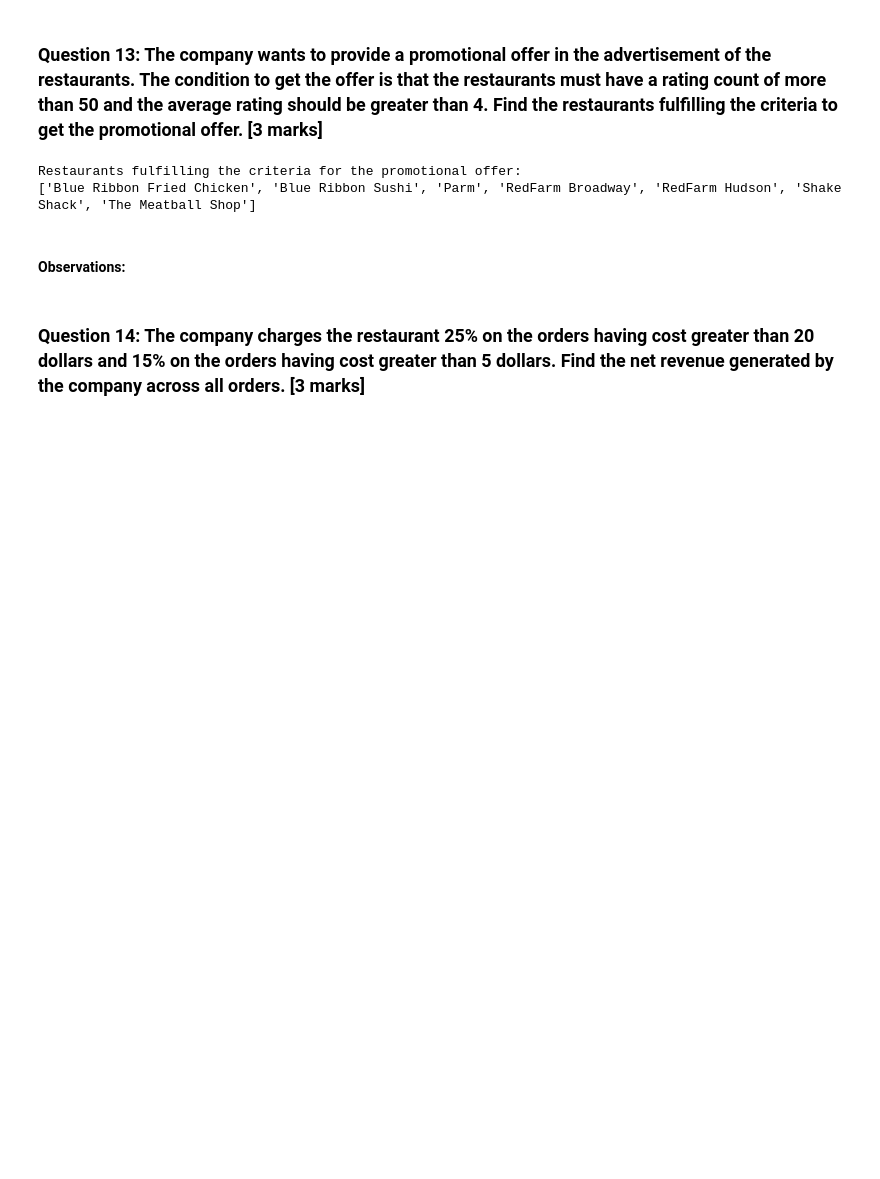
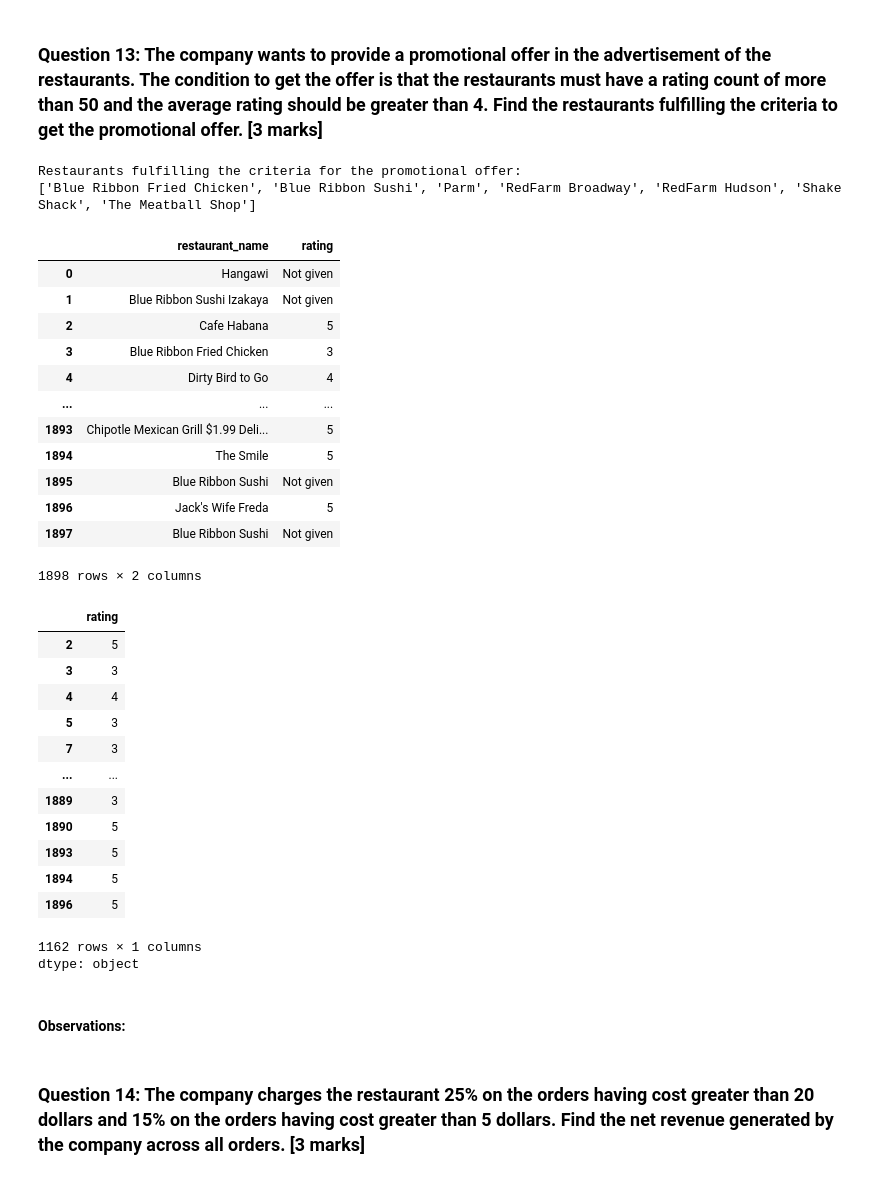
Before and after one commit to SudipKundu2023/Greatlearning, a Jupyter notebook: FoodHubUsecase/PYF_Project_Learner_Notebook_Full_Code.ipynb, the cells around one changed output. Drawn from its saved outputs; the diff is of its cells as text; code cells hidden in the pictures; blank space fills up the shorter version.

```diff
--- a/FoodHubUsecase/PYF_Project_Learner_Notebook_Full_Code.ipynb
+++ b/FoodHubUsecase/PYF_Project_Learner_Notebook_Full_Code.ipynb
@@ -495,6 +495,53 @@ print(promotional_restaurants)
 # %% [output]
 Restaurants fulfilling the criteria for the promotional offer:
 ['Blue Ribbon Fried Chicken', 'Blue Ribbon Sushi', 'Parm', 'RedFarm Broadway', 'RedFarm Hudson', 'Shake Shack', 'The Meatball Shop']
+# %%
+# Write the code here
+
+df_from_original = df_original.copy()
+
+# extract 2 columns
+df_n1 = df_from_original[['restaurant_name','rating']]
+display(df_n1)
+
+# replace 'Not Given' with the mean of given values for rating
+
+df2 = df_n1[df_n1['rating']!='Not given']['rating']
+display(df2)
+mean_val = df2['rating'].mean()
+display(mean_val)
+
+
+#mean_val = [df_n1['rating']!='Not given']['rating'].mean()
+#display(mean_val)
+# %% [output]
+|  | restaurant_name | rating |
+| 0 | Hangawi | Not given |
+| 1 | Blue Ribbon Sushi Izakaya | Not given |
+| 2 | Cafe Habana | 5 |
+| 3 | Blue Ribbon Fried Chicken | 3 |
+| 4 | Dirty Bird to Go | 4 |
+| ... | ... | ... |
+| 1893 | Chipotle Mexican Grill $1.99 Deli... | 5 |
+| 1894 | The Smile | 5 |
+| 1895 | Blue Ribbon Sushi | Not given |
+| 1896 | Jack's Wife Freda | 5 |
+| 1897 | Blue Ribbon Sushi | Not given |
+1898 rows × 2 columns
+|  | rating |
+| 2 | 5 |
+| 3 | 3 |
+| 4 | 4 |
+| 5 | 3 |
+| 7 | 3 |
+| ... | ... |
+| 1889 | 3 |
+| 1890 | 5 |
+| 1893 | 5 |
+| 1894 | 5 |
+| 1896 | 5 |
+1162 rows × 1 columns
+dtype: object
 # %% [markdown]
 #### Observations:
 # %% [markdown]
```
